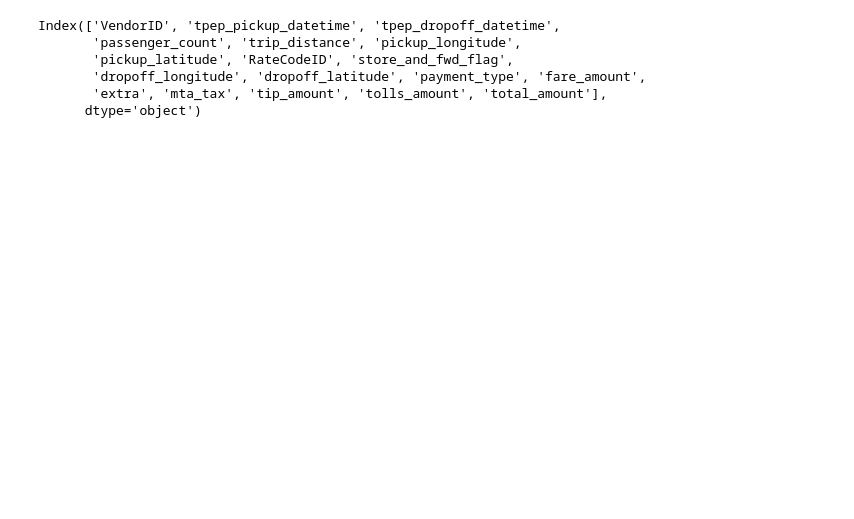
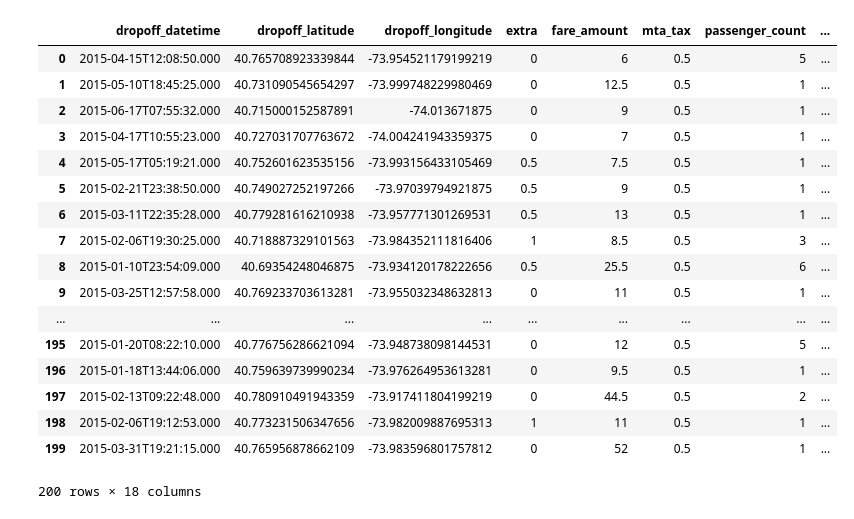
Before and after one commit to xlDownxl/Network-Analysis, a Jupyter notebook: src/project.ipynb, the cells around one changed output. Cells and saved outputs as stored; diff of their text form; code cells hidden in the pictures; blank space fills up the shorter version.

```diff
--- a/src/project.ipynb
+++ b/src/project.ipynb
@@ -7,9 +17,21 @@ taxi=pd.read_csv('F:\Downloads\yellow_tripdata_2015-01-06.csv')
 # %%
-taxi.columns
+taxi
 # %% [output]
+|  | dropoff_datetime | dropoff_latitude | dropoff_longitude | extra | fare_amount | mta_tax | passenger_count | ... |
+| 0 | 2015-04-15T12:08:50.000 | 40.765708923339844 | -73.954521179199219 | 0 | 6 | 0.5 | 5 | ... |
+| 1 | 2015-05-10T18:45:25.000 | 40.731090545654297 | -73.999748229980469 | 0 | 12.5 | 0.5 | 1 | ... |
+| 2 | 2015-06-17T07:55:32.000 | 40.715000152587891 | -74.013671875 | 0 | 9 | 0.5 | 1 | ... |
+| 3 | 2015-04-17T10:55:23.000 | 40.727031707763672 | -74.004241943359375 | 0 | 7 | 0.5 | 1 | ... |
+| 4 | 2015-05-17T05:19:21.000 | 40.752601623535156 | -73.993156433105469 | 0.5 | 7.5 | 0.5 | 1 | ... |
+| 5 | 2015-02-21T23:38:50.000 | 40.749027252197266 | -73.97039794921875 | 0.5 | 9 | 0.5 | 1 | ... |
+| 6 | 2015-03-11T22:35:28.000 | 40.779281616210938 | -73.957771301269531 | 0.5 | 13 | 0.5 | 1 | ... |
+| 7 | 2015-02-06T19:30:25.000 | 40.718887329101563 | -73.984352111816406 | 1 | 8.5 | 0.5 | 3 | ... |
+| 8 | 2015-01-10T23:54:09.000 | 40.69354248046875 | -73.934120178222656 | 0.5 | 25.5 | 0.5 | 6 | ... |
+| 9 | 2015-03-25T12:57:58.000 | 40.769233703613281 | -73.955032348632813 | 0 | 11 | 0.5 | 1 | ... |
+| ... | ... | ... | ... | ... | ... | ... | ... | ... |
+| 195 | 2015-01-20T08:22:10.000 | 40.776756286621094 | -73.948738098144531 | 0 | 12 | 0.5 | 5 | ... |
+| 196 | 2015-01-18T13:44:06.000 | 40.759639739990234 | -73.976264953613281 | 0 | 9.5 | 0.5 | 1 | ... |
+| 197 | 2015-02-13T09:22:48.000 | 40.780910491943359 | -73.917411804199219 | 0 | 44.5 | 0.5 | 2 | ... |
+| 198 | 2015-02-06T19:12:53.000 | 40.773231506347656 | -73.982009887695313 | 1 | 11 | 0.5 | 1 | ... |
+| 199 | 2015-03-31T19:21:15.000 | 40.765956878662109 | -73.983596801757812 | 0 | 52 | 0.5 | 1 | ... |
-Index(['VendorID', 'tpep_pickup_datetime', 'tpep_dropoff_datetime',
-       'passenger_count', 'trip_distance', 'pickup_longitude',
-       'pickup_latitude', 'RateCodeID', 'store_and_fwd_flag',
-       'dropoff_longitude', 'dropoff_latitude', 'payment_type', 'fare_amount',
-       'extra', 'mta_tax', 'tip_amount', 'tolls_amount', 'total_amount'],
-      dtype='object')
+200 rows × 18 columns
```
Also changed, not shown: parts of 7 cells of this notebook.
